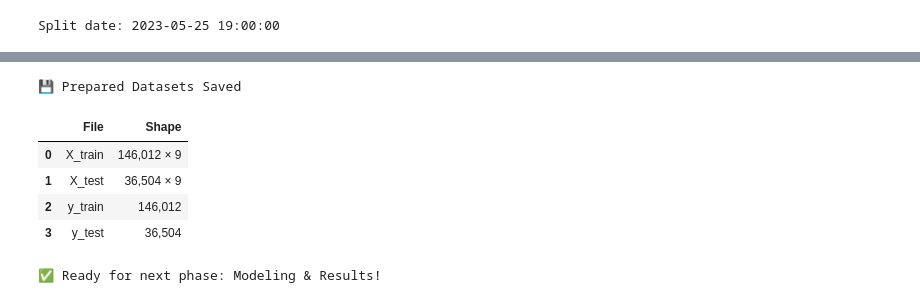
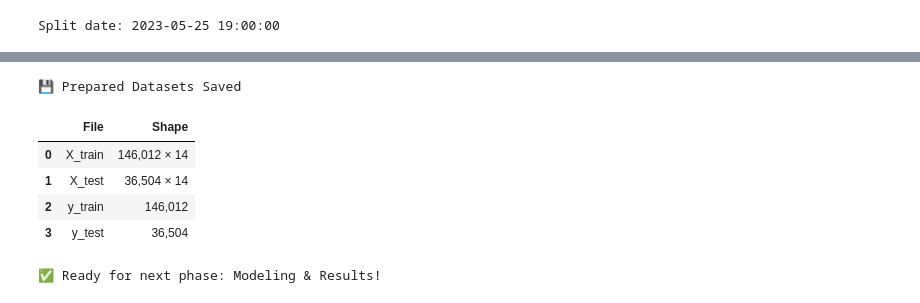
Before and after one commit to UCSF-DataSci/ds217-11-final-bobho1999, a Jupyter notebook: q6_modeling_preparation.ipynb, the cells around one changed output, grey strips where cells are left out. Saved outputs shown, nothing was run; the diff lists cells and outputs as text; code cells hidden in the pictures.

```diff
--- a/q6_modeling_preparation.ipynb
+++ b/q6_modeling_preparation.ipynb
@@ -285,10 +285,13 @@ feature_cols = [
     # Temporal features
     'hour', 'day_of_week', 'month',
     # Weather characteristics
-    'Wet Bulb Temperature', 'Barometric Pressure', 'Total Rain', 'Solar Radiation',
+    'Wet Bulb Temperature', 'Barometric Pressure', 'Total Rain', 'Solar Radiation', 'Humidity',
     # Derived features
-    'wind_v', 'wind_u'
+    'wind_v', 'wind_u',
+    # Rolling features
+    'humidity_rolling_24h', 'rain_intensity_rolling_24h', 'pressure_rolling_7h',
     # Categorical (will need encoding)
+    'Station Name'
 ]
 
 # Check feature availability
@@ -331,0 +335,32 @@ Available features: `['hour', 'day_of_week', 'month', 'Wet Bulb Temperature', 'B
+# %%
+# Identify categorical variables
+categorical_cols = X_train.select_dtypes(include=['object', 'category']).columns.tolist()
+numeric_cols = X_train.select_dtypes(include=[np.number]).columns.tolist()
+
+print("🏷️ Feature Types")
+print(f"Categorical features: `{categorical_cols}`")
+print(f"Numeric features: `{numeric_cols}`")
+
+# For simplicity, we'll use pandas get_dummies for one-hot encoding
+# In practice, you might use sklearn's OneHotEncoder
+
+X_train_encoded = pd.get_dummies(X_train, columns=categorical_cols, prefix=categorical_cols, drop_first=True)
+X_test_encoded = pd.get_dummies(X_test, columns=categorical_cols, prefix=categorical_cols, drop_first=True)
+
+# Ensure test set has same columns as training set
+# Add missing columns (with 0s) and remove extra columns
+for col in X_train_encoded.columns:
+    if col not in X_test_encoded.columns:
+        X_test_encoded[col] = 0
+
+X_test_encoded = X_test_encoded[X_train_encoded.columns]
+
+print("### ✅ After One-Hot Encoding")
+display(pd.DataFrame({
+    'Dataset': ['Training features', 'Test features'],
+    'Shape': [
+        f"{X_train_encoded.shape[0]:,} × {X_train_encoded.shape[1]}",
+        f"{X_test_encoded.shape[0]:,} × {X_test_encoded.shape[1]}"
+    ]
+}))
+display(f"Feature names: `{list(X_train_encoded.columns)[:10]}...` ({len(X_train_encoded.columns)} total)")
@@ -332,26 +376,26 @@ Available features: `['hour', 'day_of_week', 'month', 'Wet Bulb Temperature', 'B
 # %%
 # Save prepared datasets for modeling
-X_train.to_csv('output/q6_X_train.csv', index=False)
-X_test.to_csv('output/q6_X_test.csv', index=False)
+X_train_encoded.to_csv('output/q6_X_train.csv', index=False)
+X_test_encoded.to_csv('output/q6_X_test.csv', index=False)
 y_train.to_csv('output/q6_y_train.csv', index=False)
 y_test.to_csv('output/q6_y_test.csv', index=False)
 
 print("💾 Prepared Datasets Saved")
 display(pd.DataFrame({
     'File': ['X_train', 'X_test', 'y_train', 'y_test'],
     'Shape': [
         f"{X_train.shape[0]:,} × {X_train.shape[1]}",
         f"{X_test.shape[0]:,} × {X_test.shape[1]}",
         f"{len(y_train):,}",
         f"{len(y_test):,}"
     ]
 }))
 print("✅ Ready for next phase: Modeling & Results!")
 # %% [output]
 💾 Prepared Datasets Saved
 |  | File | Shape |
-| 0 | X_train | 146,012 × 9 |
-| 1 | X_test | 36,504 × 9 |
+| 0 | X_train | 146,012 × 14 |
+| 1 | X_test | 36,504 × 14 |
 | 2 | y_train | 146,012 |
 | 3 | y_test | 36,504 |
 ✅ Ready for next phase: Modeling & Results!
```
Also changed, not shown: parts of 2 cells of this notebook, 10 other files.
